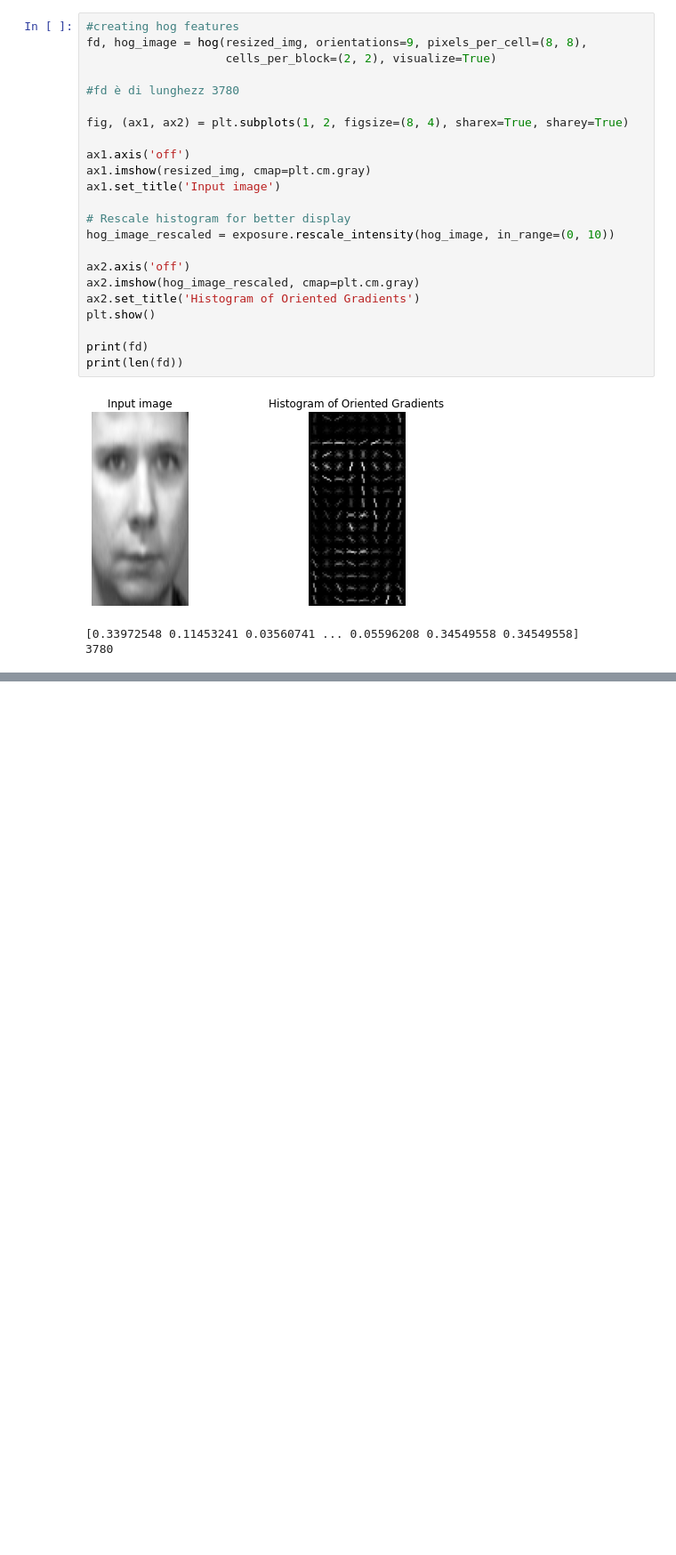
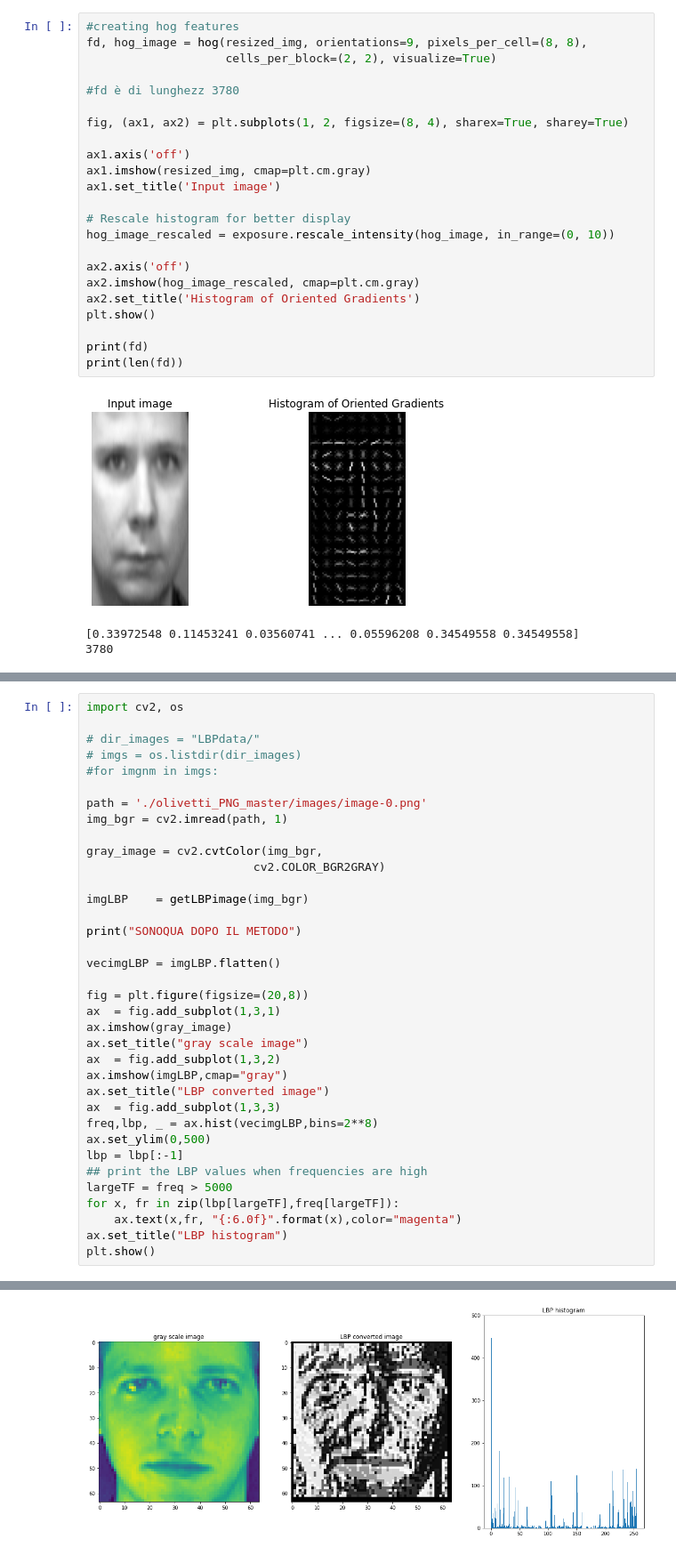
Before and after one commit to LivioScarpi/Progetto_DBM, a Jupyter notebook: task1.ipynb, the cells around one changed output, grey strips where cells are left out. Shown: that part at 89% size. Saved outputs shown, nothing was run; the diff lists cells and outputs as text; blank space fills up the shorter version.

```diff
--- a/task1.ipynb
+++ b/task1.ipynb
@@ -188,0 +372,37 @@ print(len(fd))
+# %%
+import cv2, os
+
+# dir_images = "LBPdata/"
+# imgs = os.listdir(dir_images)
+#for imgnm in imgs:
+
+path = './olivetti_PNG_master/images/image-0.png'
+img_bgr = cv2.imread(path, 1)
+
+gray_image = cv2.cvtColor(img_bgr,
+                        cv2.COLOR_BGR2GRAY)
+
+imgLBP    = getLBPimage(img_bgr)
+
+print("SONOQUA DOPO IL METODO")
+
+vecimgLBP = imgLBP.flatten()
+
+fig = plt.figure(figsize=(20,8))
+ax  = fig.add_subplot(1,3,1)
+ax.imshow(gray_image)
+ax.set_title("gray scale image")
+ax  = fig.add_subplot(1,3,2)
+ax.imshow(imgLBP,cmap="gray")
+ax.set_title("LBP converted image")
+ax  = fig.add_subplot(1,3,3)
+freq,lbp, _ = ax.hist(vecimgLBP,bins=2**8)
+ax.set_ylim(0,500)
+lbp = lbp[:-1]
+## print the LBP values when frequencies are high
+largeTF = freq > 5000
+for x, fr in zip(lbp[largeTF],freq[largeTF]):
+    ax.text(x,fr, "{:6.0f}".format(x),color="magenta")
+ax.set_title("LBP histogram")
+plt.show()
+# %% [output]
@@ -188,0 +426 @@ print(len(fd))
+[figure, added]
```
Also changed, not shown: parts of 3 cells of this notebook.
